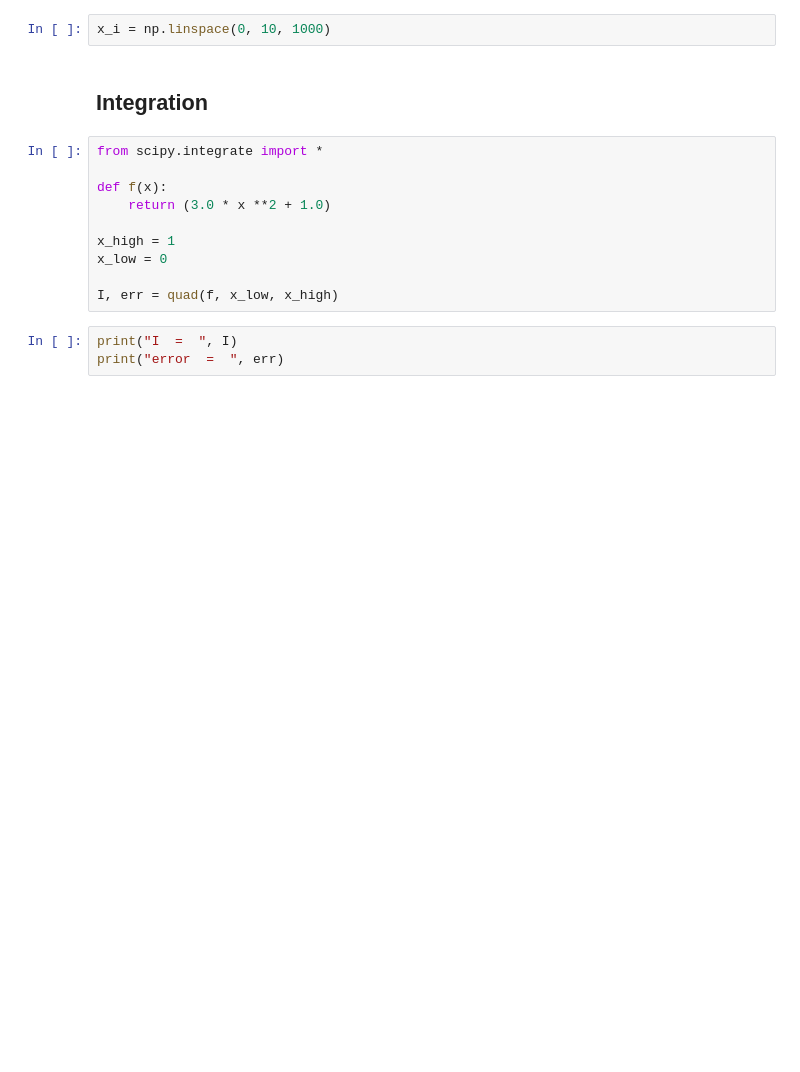
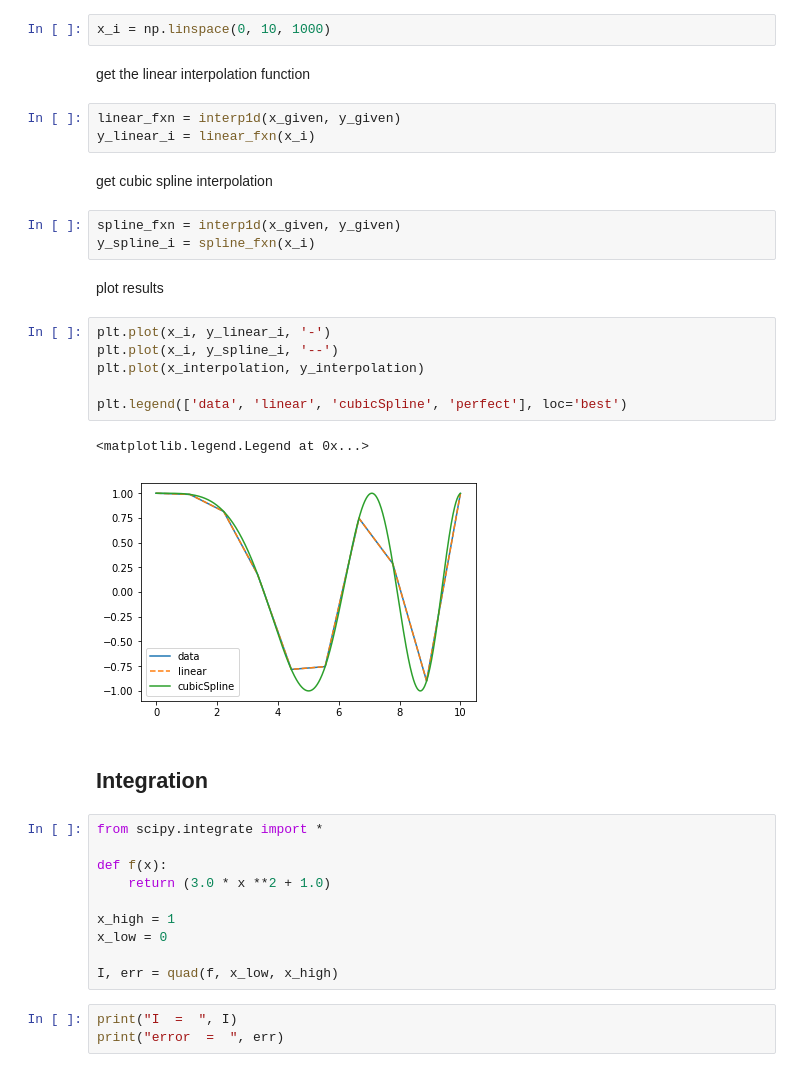
Before and after one commit to pkErbynn/data-science, a Jupyter notebook: 02-SciPy/Scipy.ipynb, the cells around one changed output. Saved outputs shown, nothing was run; the diff lists cells and outputs as text; blank space fills up the shorter version.

Commit message:
interpolation done

```diff
--- a/02-SciPy/Scipy.ipynb
+++ b/02-SciPy/Scipy.ipynb
@@ -135,5 +137,26 @@ plt.show()
 # %%
 x_i = np.linspace(0, 10, 1000)
+# %% [markdown]
+get the linear interpolation function
+# %%
+linear_fxn = interp1d(x_given, y_given)
+y_linear_i = linear_fxn(x_i)
+# %% [markdown]
+get cubic spline interpolation
+# %%
+spline_fxn = interp1d(x_given, y_given)
+y_spline_i = spline_fxn(x_i)
+# %% [markdown]
+plot results
+# %%
+plt.plot(x_i, y_linear_i, '-')
+plt.plot(x_i, y_spline_i, '--')
+plt.plot(x_interpolation, y_interpolation)
+
+plt.legend(['data', 'linear', 'cubicSpline', 'perfect'], loc='best')
+# %% [output]
+<matplotlib.legend.Legend at 0x...>
+[figure, added]
 # %% [markdown]
 ## Integration
 # %%
```
Also changed, not shown: parts of 1 cell of this notebook.
